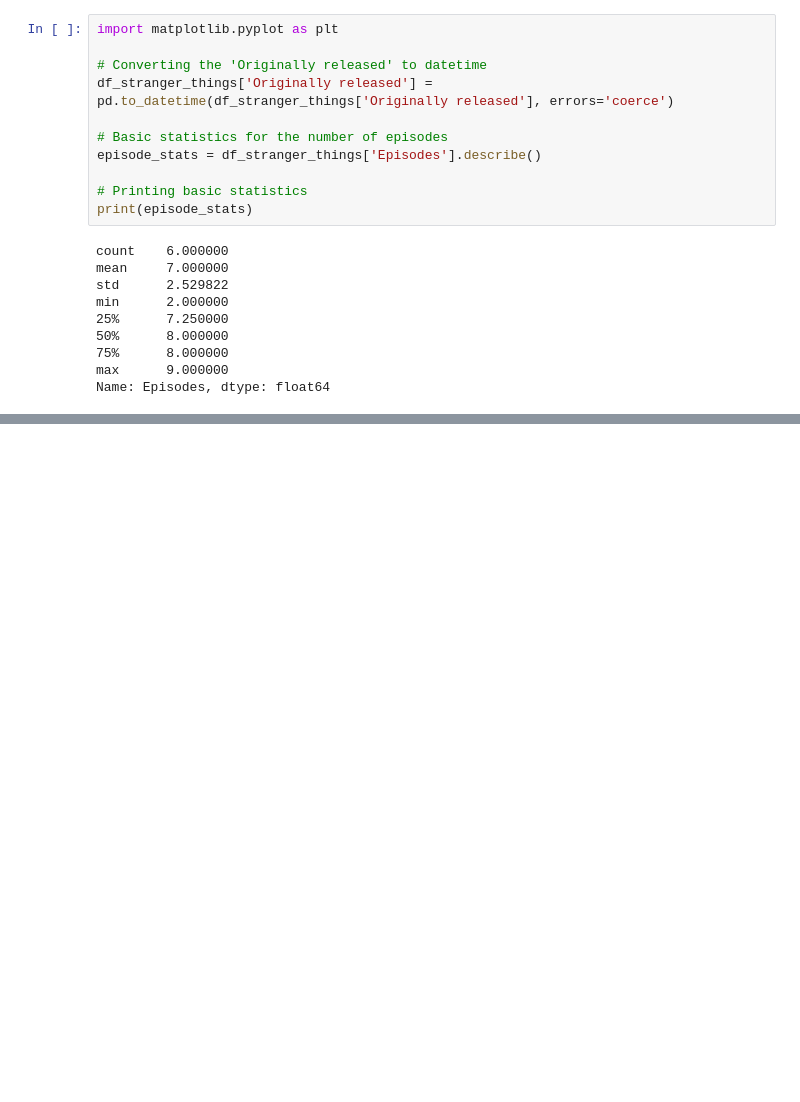
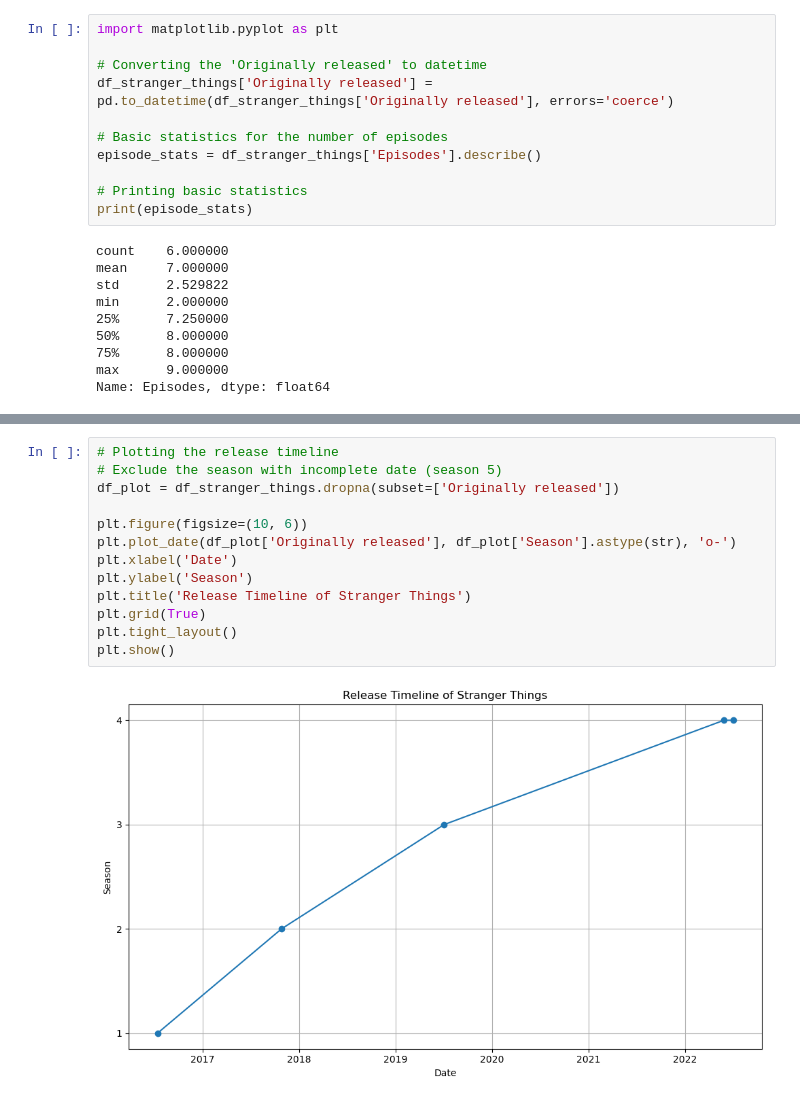
Before and after one commit to KarolinaSolarska/RR_assignment8_Stranger_Things, a Jupyter notebook: Stranger_Things_statistics.ipynb, the cells around one changed output, grey strips where cells are left out. Cells and saved outputs as stored; diff of their text form; blank space fills up the shorter version.

```diff
--- a/Stranger_Things_statistics.ipynb
+++ b/Stranger_Things_statistics.ipynb
@@ -48,0 +61,15 @@ Name: Episodes, dtype: float64
+# %%
+# Plotting the release timeline
+# Exclude the season with incomplete date (season 5)
+df_plot = df_stranger_things.dropna(subset=['Originally released'])
+
+plt.figure(figsize=(10, 6))
+plt.plot_date(df_plot['Originally released'], df_plot['Season'].astype(str), 'o-')
+plt.xlabel('Date')
+plt.ylabel('Season')
+plt.title('Release Timeline of Stranger Things')
+plt.grid(True)
+plt.tight_layout()
+plt.show()
+# %% [output]
+[figure, added]
```
Also changed, not shown: parts of 1 cell of this notebook.
